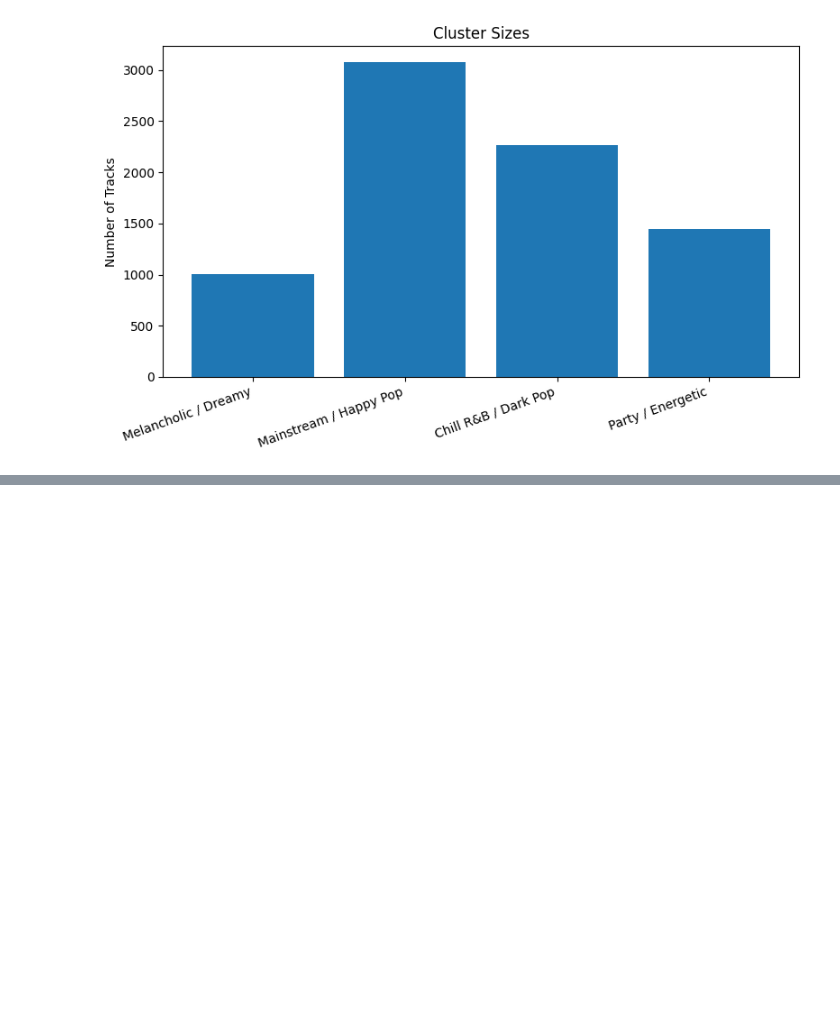
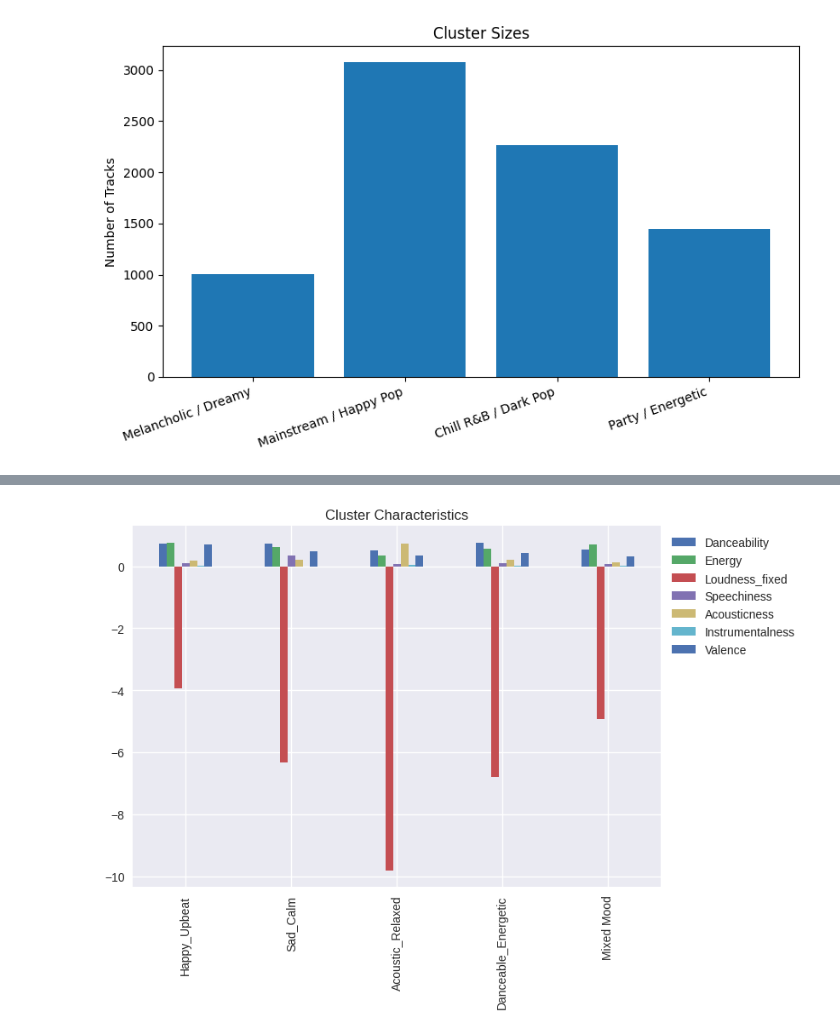
Before and after one commit to ashrafbadalof/Spotify-Project, a Jupyter notebook: AML_CW_Spotify_Mood_Clustering.ipynb, the cells around one changed output, grey strips where cells are left out. Saved outputs shown, nothing was run; the diff lists cells and outputs as text; code cells hidden in the pictures; blank space fills up the shorter version.

```diff
--- a/AML_CW_Spotify_Mood_Clustering.ipynb
+++ b/AML_CW_Spotify_Mood_Clustering.ipynb
@@ -751,0 +1041,5 @@ plt.show()
+# %%
+# Group the data by cluster and compute the mean of each numerical feature
+cluster_means = df.groupby('Cluster')[numerical_features].mean()
+print("Cluster Characteristics (mean values):")
+print(cluster_means)
@@ -751,0 +1101,19 @@ plt.show()
+# %%
+# Here, I create a plot of cluster means to help us compare clusters to each other
+cluster_descriptions = {
+        0: "Happy_Upbeat",
+        1: "Sad_Calm",
+        2: "Acoustic_Relaxed",
+        3: "Danceable_Energetic",
+        4: "Mixed Mood"
+}
+
+cluster_means_renamed = cluster_means.copy()
+cluster_means_renamed.index = [cluster_descriptions[i] for i in cluster_means.index]
+
+cluster_means_renamed.plot(kind='bar')
+plt.title('Cluster Characteristics')
+plt.legend(bbox_to_anchor=(1.0, 1.0))
+plt.show()
+# %% [output]
+[figure, added]
```
Also changed, not shown: parts of 27 cells of this notebook.
